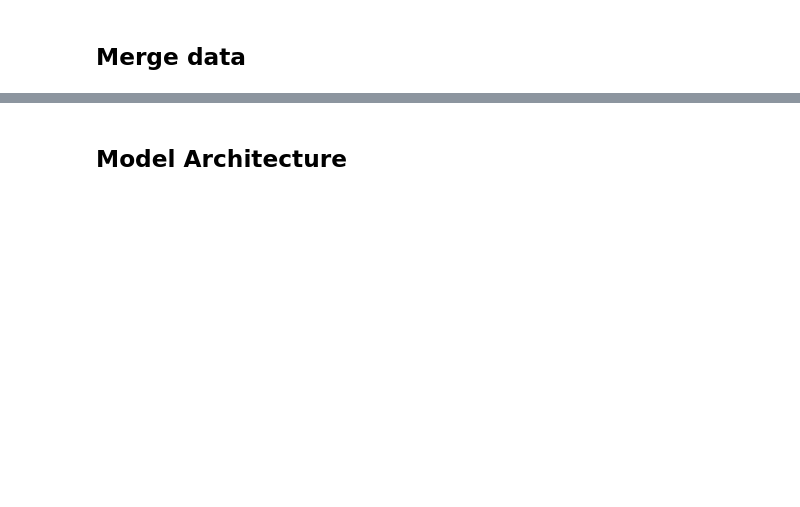
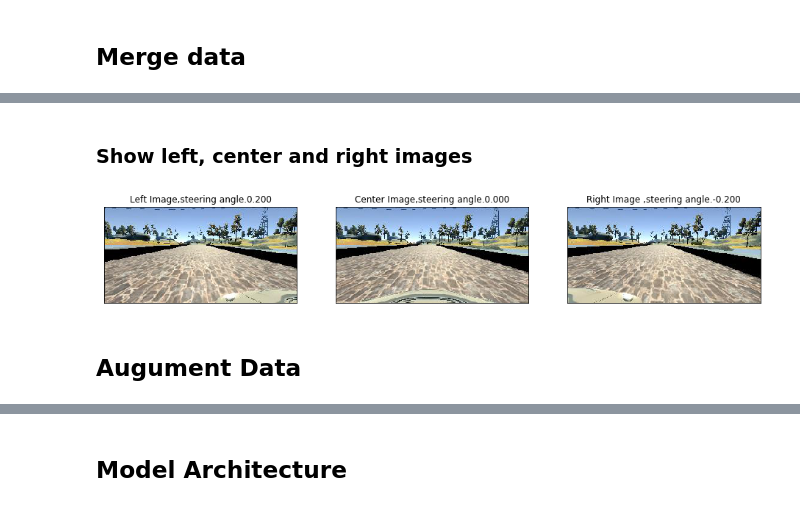
Before and after one commit to aimuch/CarND-Behavioral-Cloning-P3, a Jupyter notebook: train_mode.ipynb, the cells around one changed output, grey strips where cells are left out. Cells and saved outputs as stored; diff of their text form; code cells hidden in the pictures; blank space fills up the shorter version.

```diff
--- a/train_mode.ipynb
+++ b/train_mode.ipynb
@@ -98,7 +86,8 @@ def combineImagesAngles(centerimages, leftimages, rightimages,angles, correction
 # %%
-centerimages1, leftimages1,rightimages1,angles1 = getImagesAngles("./data1_anticlockwise/driving_log.csv")
+csv_data1, centerimages1, leftimages1,rightimages1,angles1 = getImagesAngles("./data_run1/driving_log.csv")
 print(np.shape(centerimages1))
 print(np.shape(leftimages1))
 print(np.shape(rightimages1))
 print(np.shape(angles1))
+csv_data1.head()
 # %% [output]
@@ -165,0 +141,33 @@ print(y_train.shape)
+# %% [markdown]
+### Show left, center and right images
+# %%
+def showviewpoint(leftimages, centerimages, rightimages, angles):
+    index = np.random.randint(len(centerimages))
+
+    leftimage, centerimage, rightimage = leftimages[index], centerimages[index], rightimages[index]
+    l_angle, c_angle, r_angle = angles[index] + 0.2, angles[index], angles[index] - 0.2
+
+    plt.figure(figsize=(16, 16))
+    plt.subplot(1,3,1)
+    plt.imshow(leftimage)
+    plt.title('Left Image,steering angle.{:.3f}'.format(l_angle))
+    plt.yticks([])
+    plt.xticks([])
+
+    plt.subplot(1,3,2)
+    plt.imshow(centerimage)
+    plt.title('Center Image,steering angle.{:.3f}'.format(c_angle))
+    plt.yticks([])
+    plt.xticks([])
+
+    plt.subplot(1,3,3)
+    plt.imshow(rightimage)
+    plt.title('Right Image ,steering angle.{:.3f}'.format(r_angle))
+    plt.yticks([])
+    plt.xticks([])
+# %%
+showviewpoint(leftimages1, centerimages1,rightimages1,angles1)
+# %% [output]
+[figure, added]
+# %% [markdown]
+## Augument Data
```
Also changed, not shown: parts of 23 cells of this notebook, 6 other files.
